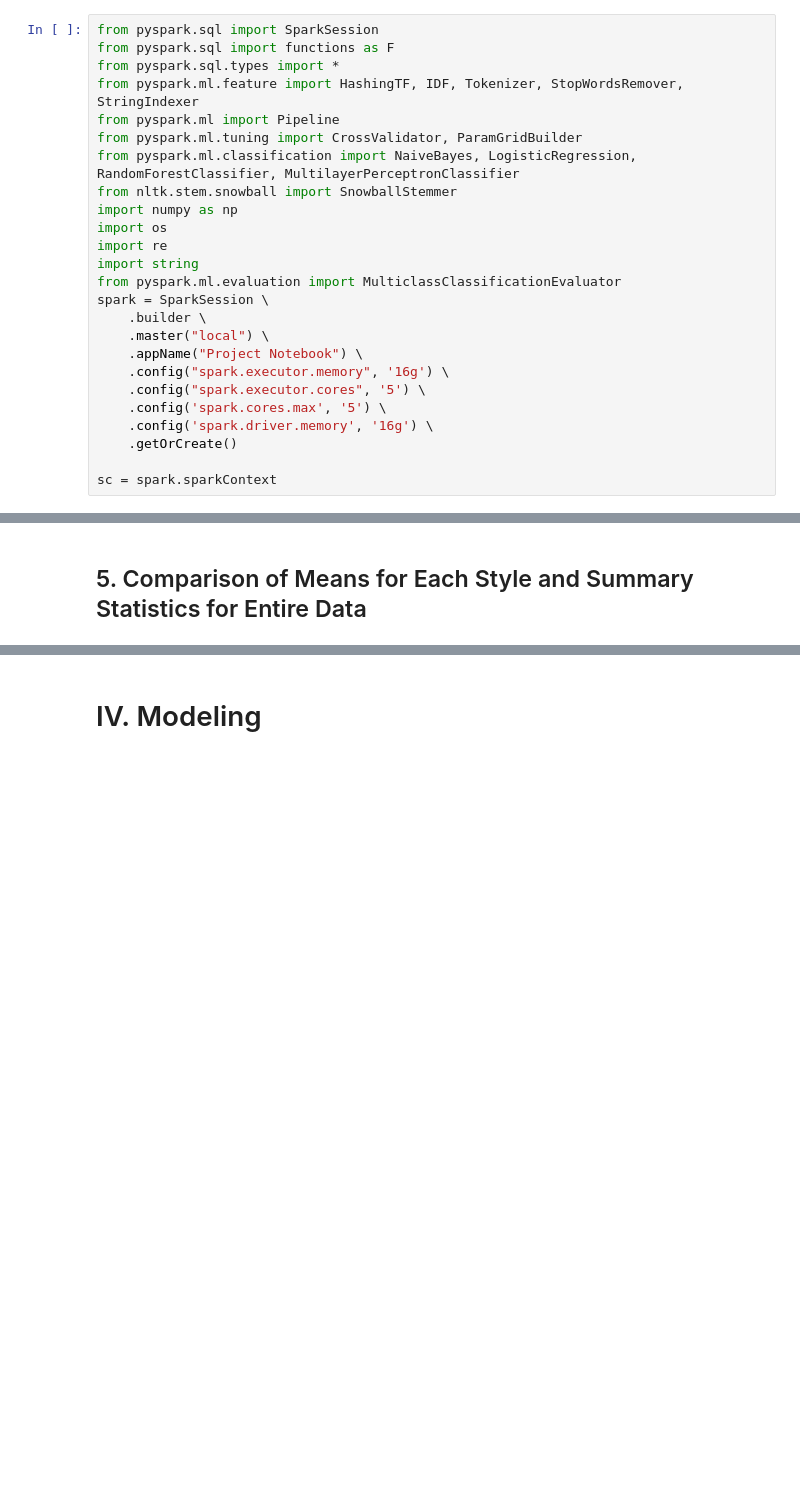
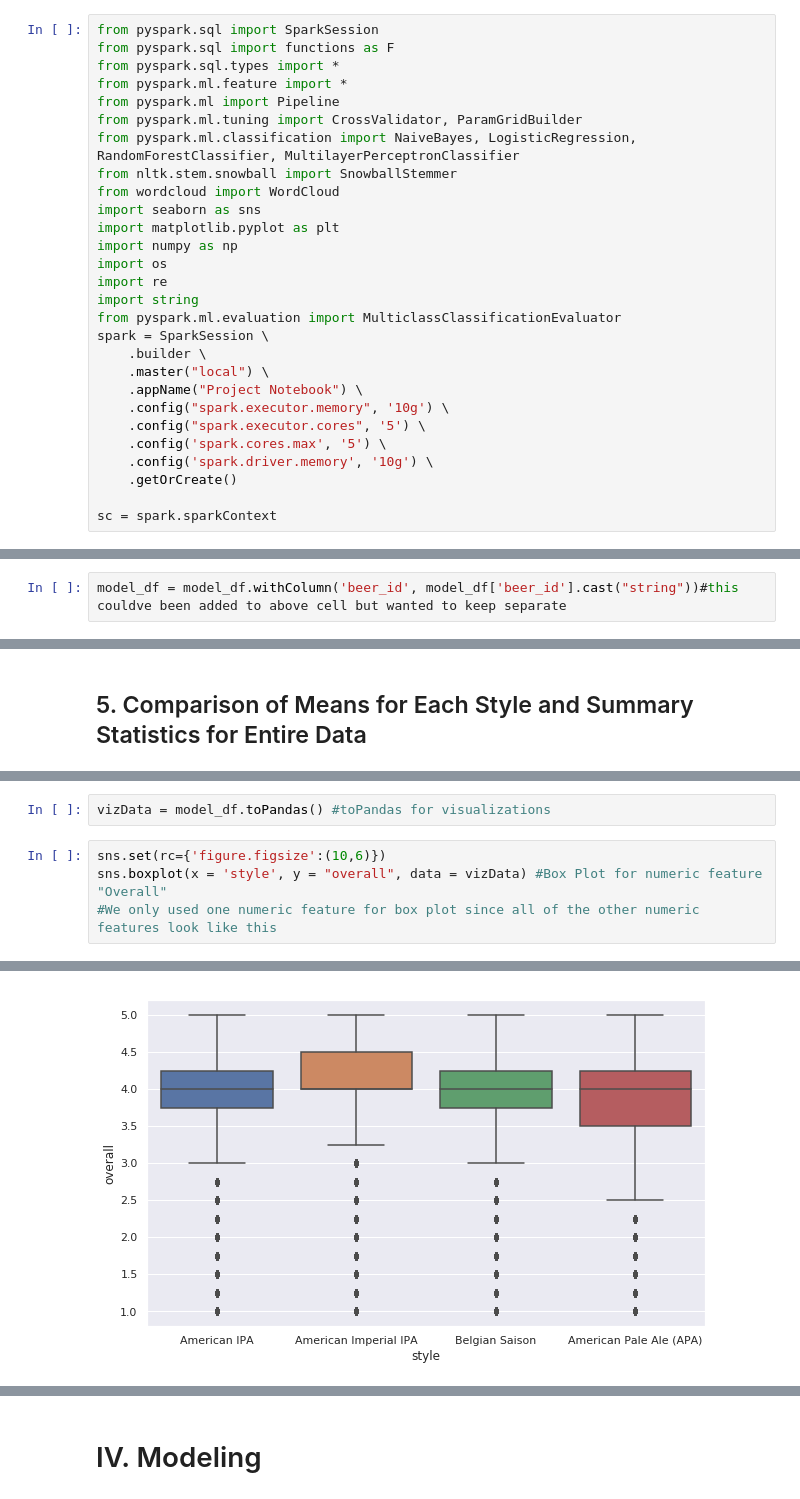
Before and after one commit to grantnolasco/135-Project, a Jupyter notebook: Project Notebook.ipynb, the cells around one changed output, grey strips where cells are left out. Drawn from its saved outputs; the diff is of its cells as text; blank space fills up the shorter version.

```diff
--- a/Project Notebook.ipynb
+++ b/Project Notebook.ipynb
@@ -62,11 +62,14 @@
 from pyspark.sql import SparkSession
 from pyspark.sql import functions as F
 from pyspark.sql.types import *
-from pyspark.ml.feature import HashingTF, IDF, Tokenizer, StopWordsRemover, StringIndexer
+from pyspark.ml.feature import *
 from pyspark.ml import Pipeline
 from pyspark.ml.tuning import CrossValidator, ParamGridBuilder
 from pyspark.ml.classification import NaiveBayes, LogisticRegression, RandomForestClassifier, MultilayerPerceptronClassifier
 from nltk.stem.snowball import SnowballStemmer
+from wordcloud import WordCloud
+import seaborn as sns
+import matplotlib.pyplot as plt
 import numpy as np
 import os
 import re
@@ -76,10 +79,10 @@ spark = SparkSession \
     .builder \
     .master("local") \
     .appName("Project Notebook") \
-    .config("spark.executor.memory", '16g') \
+    .config("spark.executor.memory", '10g') \
     .config("spark.executor.cores", '5') \
     .config('spark.cores.max', '5') \
-    .config('spark.driver.memory', '16g') \
+    .config('spark.driver.memory', '10g') \
     .getOrCreate()
 
 sc = spark.sparkContext
@@ -349,4 +360,6 @@ model_df = model_df.withColumn('look', model_df['look'].cast("float"))\
         .withColumn('feel', model_df['feel'].cast("float"))\
         .withColumn('overall', model_df['overall'].cast("float"))\
         .withColumn('score', model_df['score'].cast("float"))\
+# %%
+model_df = model_df.withColumn('beer_id', model_df['beer_id'].cast("string"))#this couldve been added to above cell but wanted to keep separate
 # %%
@@ -404,0 +420,7 @@ model_df.describe().show()
+# %%
+vizData = model_df.toPandas() #toPandas for visualizations
+# %%
+sns.set(rc={'figure.figsize':(10,6)})
+sns.boxplot(x = 'style', y = "overall", data = vizData) #Box Plot for numeric feature "Overall"
+#We only used one numeric feature for box plot since all of the other numeric features look like this
+# %% [output]
@@ -404,0 +428 @@ model_df.describe().show()
+[figure, added]
```
Also changed, not shown: parts of 107 cells of this notebook.
